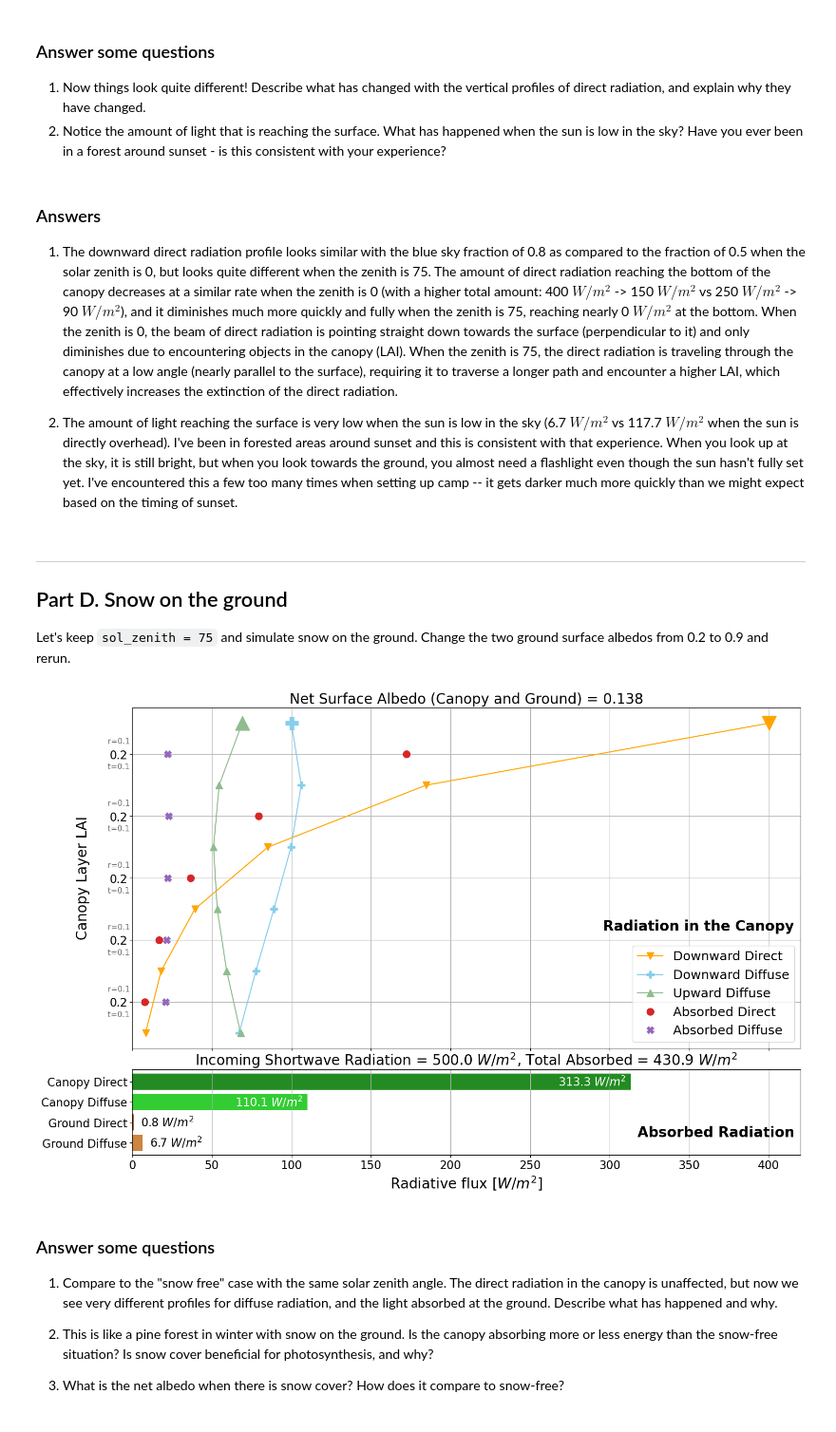
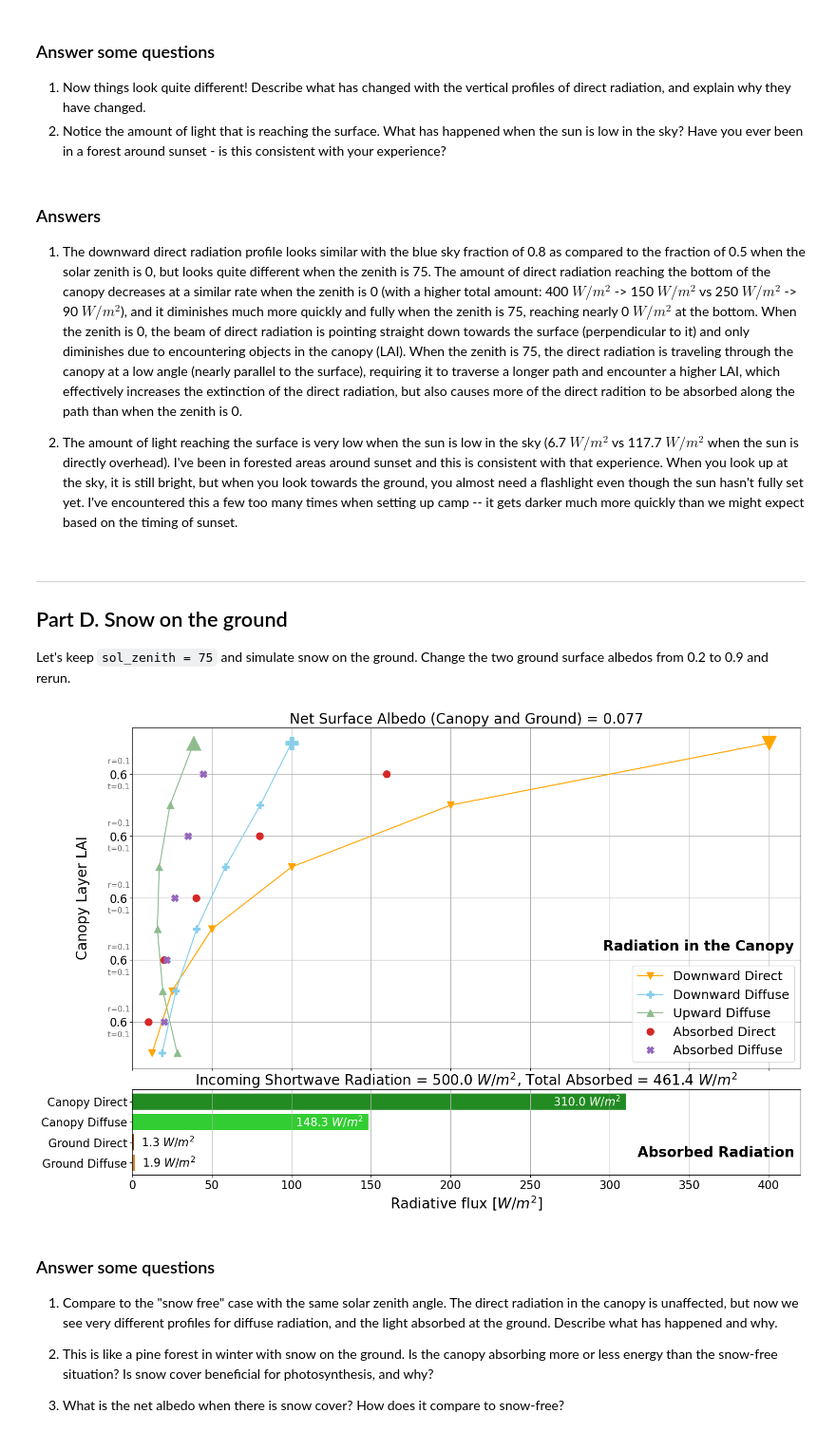
Before and after one commit to anlawyer/land-climate-interactions, a Jupyter notebook: HW5/CLIM614_HW_5.ipynb, the cells around one changed output. Shown at 95% size. Drawn from its saved outputs; the diff is of its cells as text; code cells hidden in the pictures.

```diff
--- a/HW5/CLIM614_HW_5.ipynb
+++ b/HW5/CLIM614_HW_5.ipynb
@@ -400,7 +400,7 @@ fig = canopy_rad_sw_plot(dlai,diffuse_up,diffuse_down,direct_down,canopy_diffuse
 # %% [markdown]
 ### Answers
 
-1. The downward direct radiation profile looks similar with the blue sky fraction of 0.8 as compared to the fraction of 0.5 when the solar zenith is 0, but looks quite different when the zenith is 75. The amount of direct radiation reaching the bottom of the canopy decreases at a similar rate when the zenith is 0 (with a higher total amount: 400 $W/m^2$ -> 150 $W/m^2$ vs 250 $W/m^2$ -> 90 $W/m^2$), and it diminishes much more quickly and fully when the zenith is 75, reaching nearly 0 $W/m^2$ at the bottom. When the zenith is 0, the beam of direct radiation is pointing straight down towards the surface (perpendicular to it) and only diminishes due to encountering objects in the canopy (LAI). When the zenith is 75, the direct radiation is traveling through the canopy at a low angle (nearly parallel to the surface), requiring it to traverse a longer path and encounter a higher LAI, which effectively increases the extinction of the direct radiation.
+1. The downward direct radiation profile looks similar with the blue sky fraction of 0.8 as compared to the fraction of 0.5 when the solar zenith is 0, but looks quite different when the zenith is 75. The amount of direct radiation reaching the bottom of the canopy decreases at a similar rate when the zenith is 0 (with a higher total amount: 400 $W/m^2$ -> 150 $W/m^2$ vs 250 $W/m^2$ -> 90 $W/m^2$), and it diminishes much more quickly and fully when the zenith is 75, reaching nearly 0 $W/m^2$ at the bottom. When the zenith is 0, the beam of direct radiation is pointing straight down towards the surface (perpendicular to it) and only diminishes due to encountering objects in the canopy (LAI). When the zenith is 75, the direct radiation is traveling through the canopy at a low angle (nearly parallel to the surface), requiring it to traverse a longer path and encounter a higher LAI, which effectively increases the extinction of the direct radiation, but also causes more of the direct radition to be absorbed along the path than when the zenith is 0.
 
 2. The amount of light reaching the surface is very low when the sun is low in the sky (6.7 $W/m^2$ vs 117.7 $W/m^2$ when the sun is directly overhead). I've been in forested areas around sunset and this is consistent with that experience. When you look up at the sky, it is still bright, but when you look towards the ground, you almost need a flashlight even though the sun hasn't fully set yet. I've encountered this a few too many times when setting up camp -- it gets darker much more quickly than we might expect based on the timing of sunset.
 # %% [markdown]
@@ -411,31 +411,31 @@ Let's keep `sol_zenith = 75` and simulate snow on the ground. Change the two gro
 # %%
 ########################################################################################
 # Radiation parameters
 total_sw_rad = 500    # [W/m^2]
 frac_direct  = 0.8    # Fraction that is direct radiation [0:1] -- Blue sky
-sol_zenith  = 75       # Solar zenith angle [0:90 degrees] -- sun low in the sky
+sol_zenith  = 30       # Solar zenith angle [0:90 degrees] -- sun low in the sky
 
 # Vegetation parameters
-lai                = 1
+lai                = 3
 n_layers           = 5                        # Number of canopy layers
 dlai               = np.array([lai/n_layers]*n_layers) # Effective LAI of each layer [0:1]
 trans_leaf         = np.array([0.1]*n_layers)  # Transmissivity of leaves in each layer [0:1]
 refl_leaf          = np.array([0.1]*n_layers)  # Reflectivity of leaves in each layer [0:trans_leaf]
                                                # Absorptivity of leaves = 1-trans_leaf-refl_leaf ≥ 0
 # Ground surface parameters
 albedo_sfc_diffuse = 0.9                       # "White sky" albedo of the ground [0:1] - simulate snow
 albedo_sfc_direct  = 0.9                       # "Black sky" albedo of ground [0:1] - simulate snow
 ########################################################################################
 
 # Call to the function that calculates canopy radiative transfer
 diffuse_up,diffuse_down,direct_down,canopy_diffuse,canopy_direct,ground_diffuse,ground_direct \
                                                = canopy_rad_sw(total_sw_rad*(1-frac_direct),total_sw_rad*frac_direct,
                                                                sol_zenith,n_layers,dlai,trans_leaf,refl_leaf,
                                                                albedo_sfc_diffuse,albedo_sfc_direct)
 # Create the plot
 fig = canopy_rad_sw_plot(dlai,diffuse_up,diffuse_down,direct_down,canopy_diffuse,canopy_direct,ground_diffuse,ground_direct)
 # %% [output]
-[figure, old version]
+[figure, new version]
 # %% [markdown]
 ### Answer some questions
 
```
Also changed, not shown: parts of 3 cells of this notebook.
